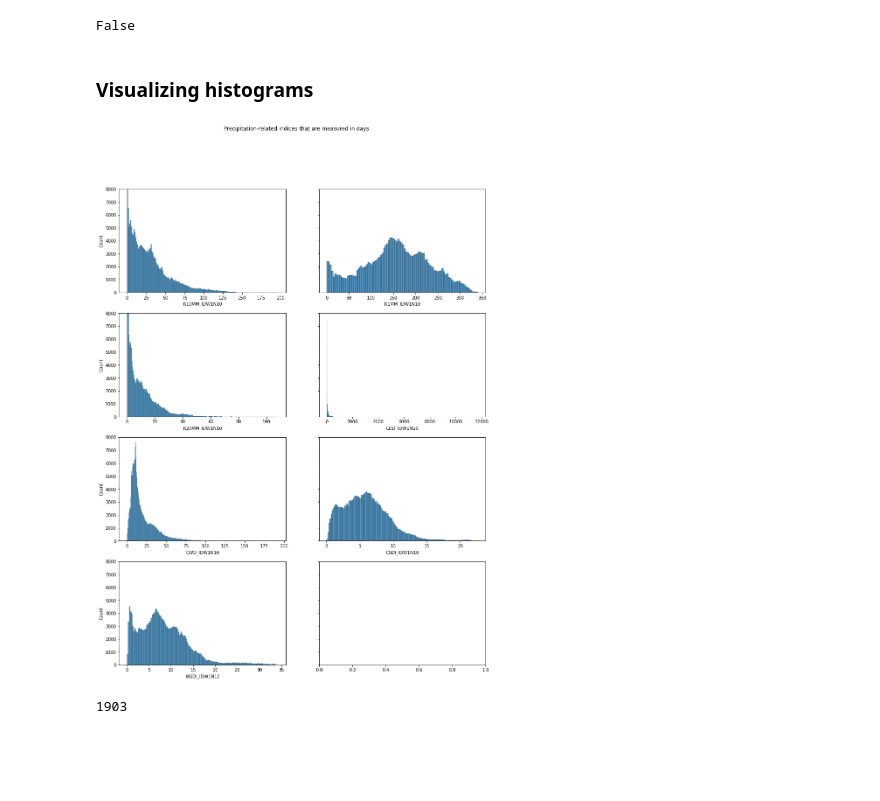
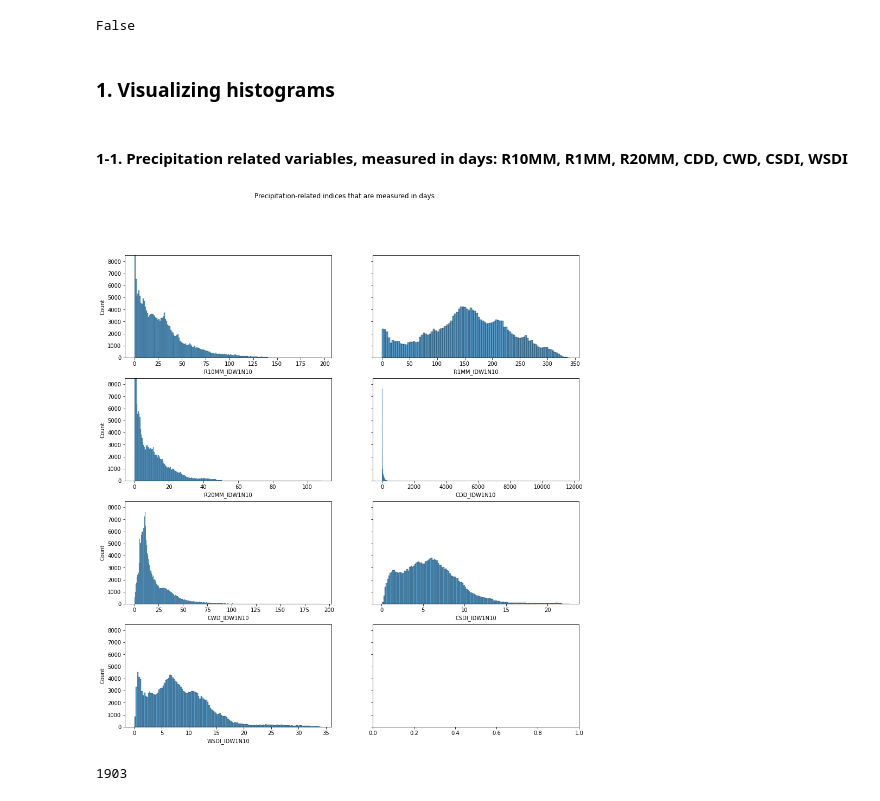
Before and after one commit to RyokoNod/sdm-asian-elephants, a Jupyter notebook: data_exploration/exploratory_analysis_etccdi.ipynb, the cells around one changed output. Drawn from its saved outputs; the diff is of its cells as text; code cells hidden in the pictures; blank space fills up the shorter version.

```diff
--- a/data_exploration/exploratory_analysis_etccdi.ipynb
+++ b/data_exploration/exploratory_analysis_etccdi.ipynb
@@ -44,7 +54,7 @@ present.isnull().values.any()
 # %% [output]
 False
 # %% [markdown]
-### Visualizing histograms
+### 1. Visualizing histograms <a class="anchor" id="1950-2000hist"></a>
 # %%
 # Roughly splitting the indices into groups by what they are measuring and the units of measurement
 
@@ -60,13 +77,15 @@ precp_days_group = ["R10MM_IDW1N10", "R1MM_IDW1N10", "R20MM_IDW1N10", "CDD_IDW1N
+# %% [markdown]
+#### 1-1. Precipitation related variables, measured in days: R10MM, R1MM, R20MM, CDD, CWD, CSDI, WSDI <a class="anchor" id="precp_days_group"></a>
 # %%
 # definitely something off about CDD, will export to CSV to visualize in QGIS
-fig, axes = plt.subplots(4, 2, figsize=(15, 18),sharey=True)
-plt.ylim((0,8000))
+fig, axes = plt.subplots(4, 2, figsize=(15, 16),sharey=True)
+plt.ylim((0,8500))
 fig.suptitle('Precipitation-related indices that are measured in days')
 
 for idx,ax in zip(precp_days_group, axes.flat):
     sns.histplot(ax=ax,data=present[idx])
 # %% [output]
-[figure, old version]
+[figure, new version]
 # %%
 # 1903 hexagons with max length of dry spell > 365
 present[present["CDD_IDW1N10"]>365].HID.nunique()
```
Also changed, not shown: parts of 18 cells of this notebook.
